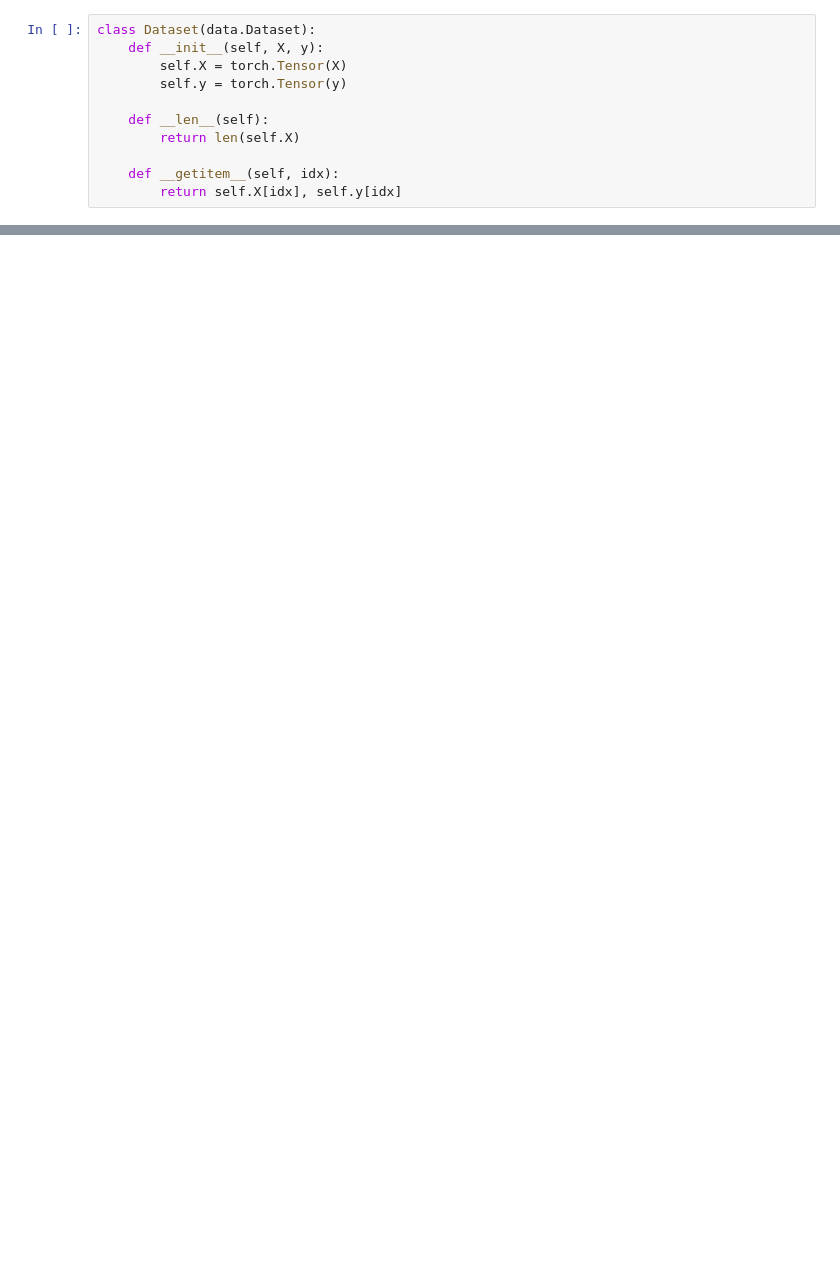
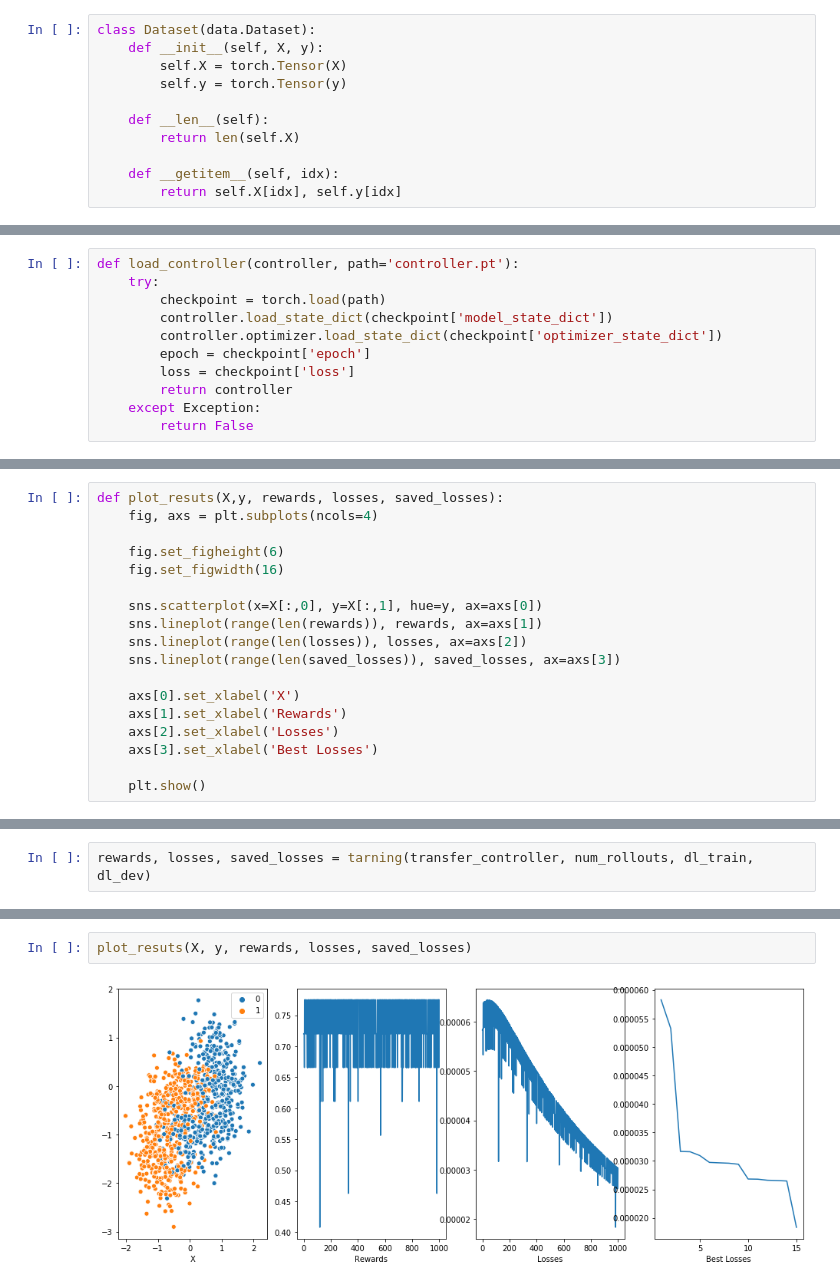
Before and after one commit to SamirMoustafa/minimal-nas, a Jupyter notebook: train.ipynb, the cells around one changed output, grey strips where cells are left out. Cells and saved outputs as stored; diff of their text form; blank space fills up the shorter version.

```diff
--- a/train.ipynb
+++ b/train.ipynb
@@ -39,0 +57,11 @@ def load_dataset(p_val=0.1, p_test=0.2, noise=0.2):
+# %%
+def load_controller(controller, path='controller.pt'):
+    try:
+        checkpoint = torch.load(path)
+        controller.load_state_dict(checkpoint['model_state_dict'])
+        controller.optimizer.load_state_dict(checkpoint['optimizer_state_dict'])
+        epoch = checkpoint['epoch']
+        loss = checkpoint['loss']
+        return controller
+    except Exception:
+        return False
@@ -39,0 +95,18 @@ def load_dataset(p_val=0.1, p_test=0.2, noise=0.2):
+# %%
+def plot_resuts(X,y, rewards, losses, saved_losses):
+    fig, axs = plt.subplots(ncols=4)
+
+    fig.set_figheight(6)
+    fig.set_figwidth(16)
+
+    sns.scatterplot(x=X[:,0], y=X[:,1], hue=y, ax=axs[0])
+    sns.lineplot(range(len(rewards)), rewards, ax=axs[1])
+    sns.lineplot(range(len(losses)), losses, ax=axs[2])
+    sns.lineplot(range(len(saved_losses)), saved_losses, ax=axs[3])
+
+    axs[0].set_xlabel('X')
+    axs[1].set_xlabel('Rewards')
+    axs[2].set_xlabel('Losses')
+    axs[3].set_xlabel('Best Losses')
+
+    plt.show()
@@ -172,0 +147,2 @@ plt.plot(range(len(losses)), losses)
+# %%
+rewards, losses, saved_losses = tarning(transfer_controller, num_rollouts, dl_train, dl_dev)
@@ -172,0 +152,4 @@ plt.plot(range(len(losses)), losses)
+# %%
+plot_resuts(X, y, rewards, losses, saved_losses)
+# %% [output]
+[figure, added]
```
Also changed, not shown: parts of 25 cells of this notebook, 1 other file.
